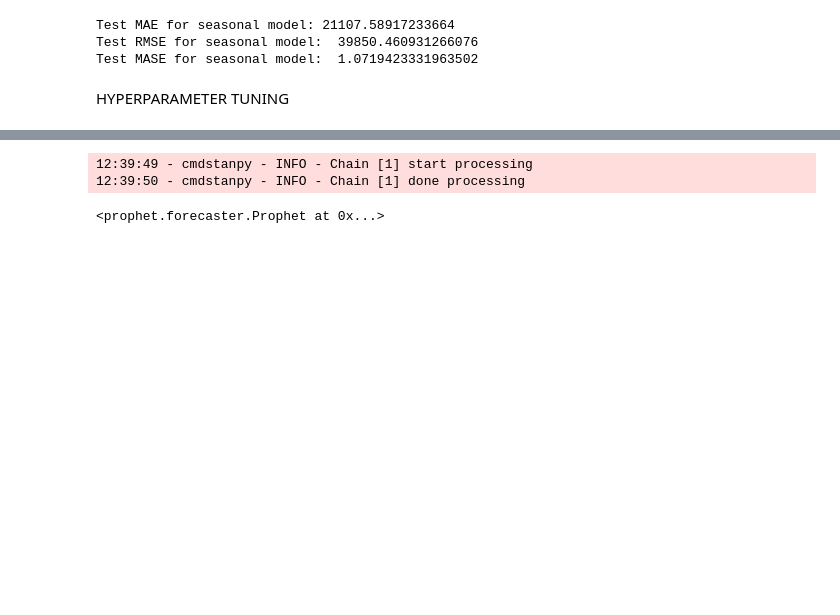
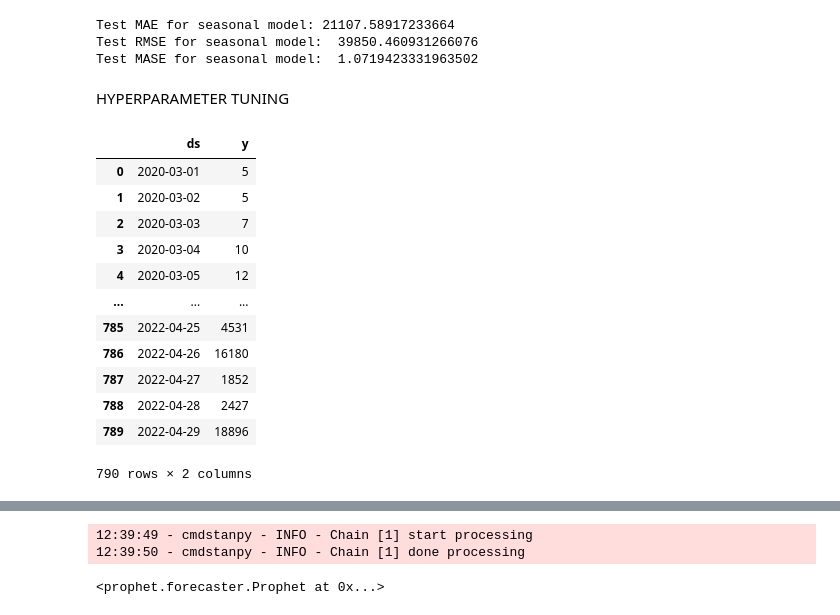
Before and after one commit to danielhe-nu/STAT390-Snowman, a Jupyter notebook: willem_univ_prophet_ca.ipynb, the cells around one changed output, grey strips where cells are left out. Cells and saved outputs as stored; diff of their text form; code cells hidden in the pictures; blank space fills up the shorter version.

```diff
--- a/willem_univ_prophet_ca.ipynb
+++ b/willem_univ_prophet_ca.ipynb
@@ -169,6 +169,22 @@ Test RMSE for seasonal model:  39850.460931266076
 Test MASE for seasonal model:  1.0719423331963502
 # %% [markdown]
 HYPERPARAMETER TUNING
+# %%
+ca_uni_df
+# %% [output]
+|  | ds | y |
+| 0 | 2020-03-01 | 5 |
+| 1 | 2020-03-02 | 5 |
+| 2 | 2020-03-03 | 7 |
+| 3 | 2020-03-04 | 10 |
+| 4 | 2020-03-05 | 12 |
+| ... | ... | ... |
+| 785 | 2022-04-25 | 4531 |
+| 786 | 2022-04-26 | 16180 |
+| 787 | 2022-04-27 | 1852 |
+| 788 | 2022-04-28 | 2427 |
+| 789 | 2022-04-29 | 18896 |
+790 rows × 2 columns
 # %%
 from sklearn.model_selection import TimeSeriesSplit
 from sklearn.model_selection import ParameterGrid
```
Also changed, not shown: parts of 3 cells of this notebook.
